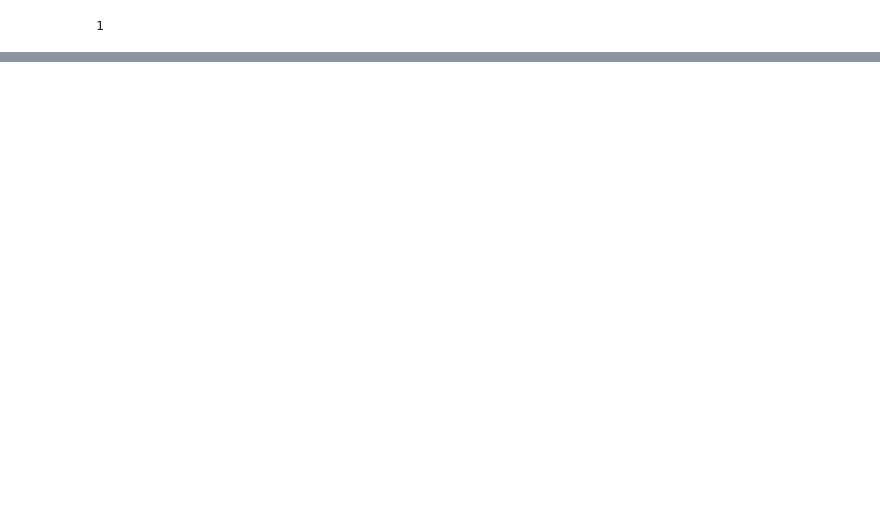
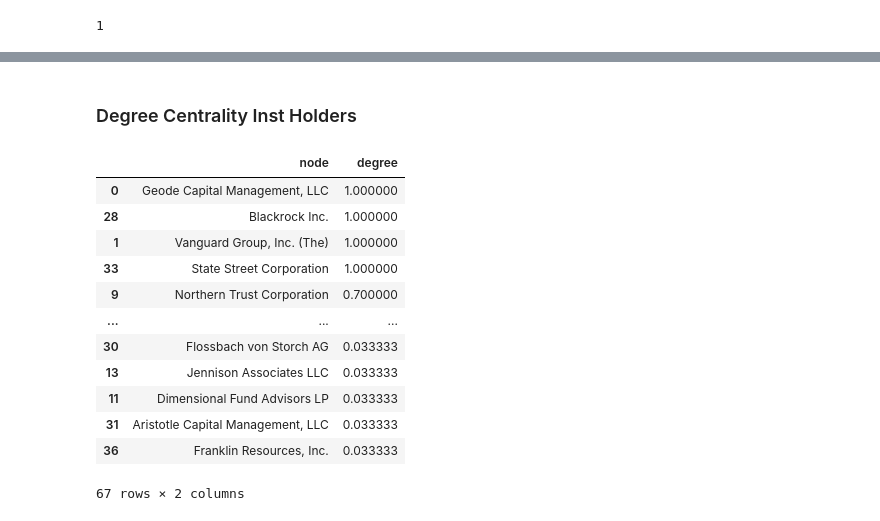
Before and after one commit to mgino11/Web_Analytics, a Jupyter notebook: Project_2.ipynb, the cells around one changed output, grey strips where cells are left out. Saved outputs shown, nothing was run; the diff lists cells and outputs as text; code cells hidden in the pictures; blank space fills up the shorter version.

```diff
--- a/Project_2.ipynb
+++ b/Project_2.ipynb
@@ -174,0 +241,23 @@ nx.number_connected_components(B)
+# %% [markdown]
+### Degree Centrality Inst Holders
+# %%
+dc_ih = bp.degree_centrality(N_graph, N_top)
+df_ih = pd.DataFrame.from_dict({
+    'node': list(dc_ih.keys()),
+    'degree': list(dc_ih.values())
+})
+df_ih.sort_values('degree', ascending=False)
+# %% [output]
+|  | node | degree |
+| 0 | Geode Capital Management, LLC | 1.000000 |
+| 28 | Blackrock Inc. | 1.000000 |
+| 1 | Vanguard Group, Inc. (The) | 1.000000 |
+| 33 | State Street Corporation | 1.000000 |
+| 9 | Northern Trust Corporation | 0.700000 |
+| ... | ... | ... |
+| 30 | Flossbach von Storch AG | 0.033333 |
+| 13 | Jennison Associates LLC | 0.033333 |
+| 11 | Dimensional Fund Advisors LP | 0.033333 |
+| 31 | Aristotle Capital Management, LLC | 0.033333 |
+| 36 | Franklin Resources, Inc. | 0.033333 |
+67 rows × 2 columns
```
Also changed, not shown: parts of 36 cells of this notebook.
